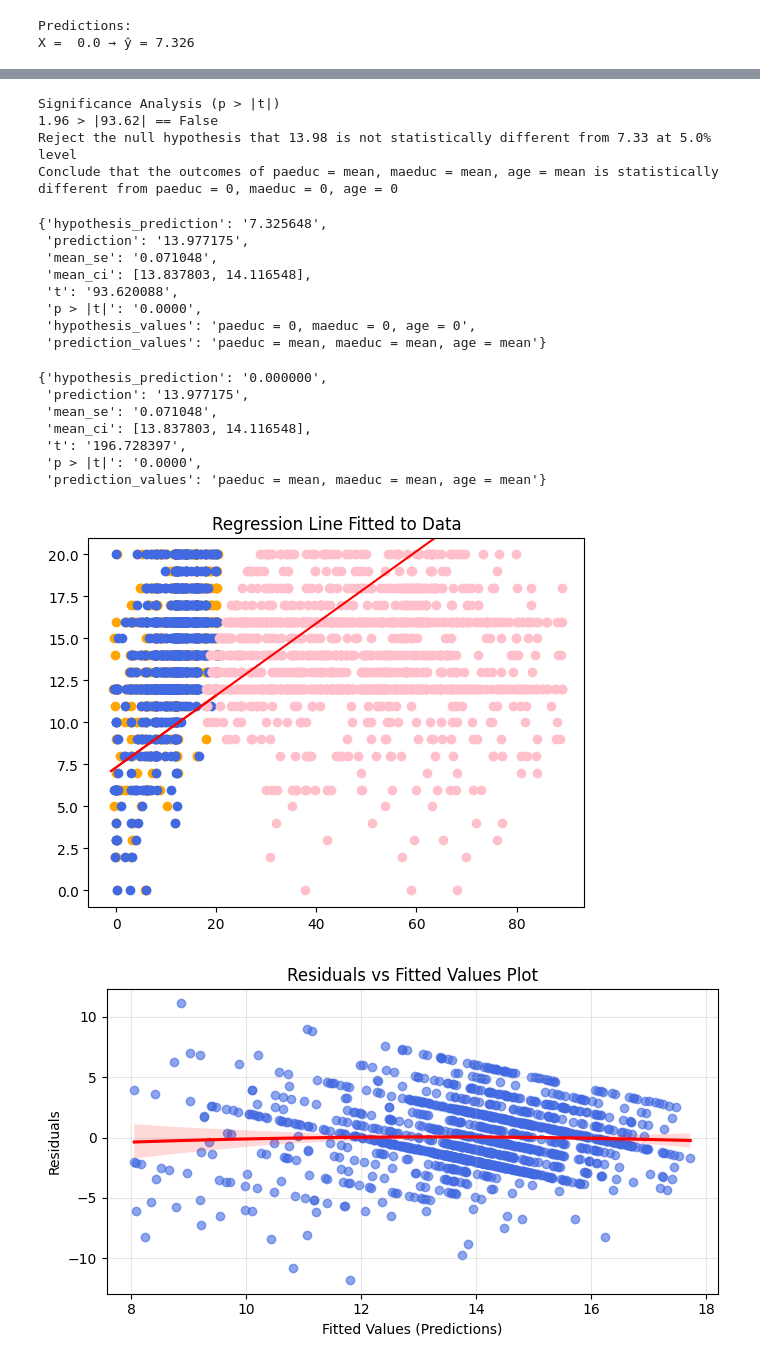
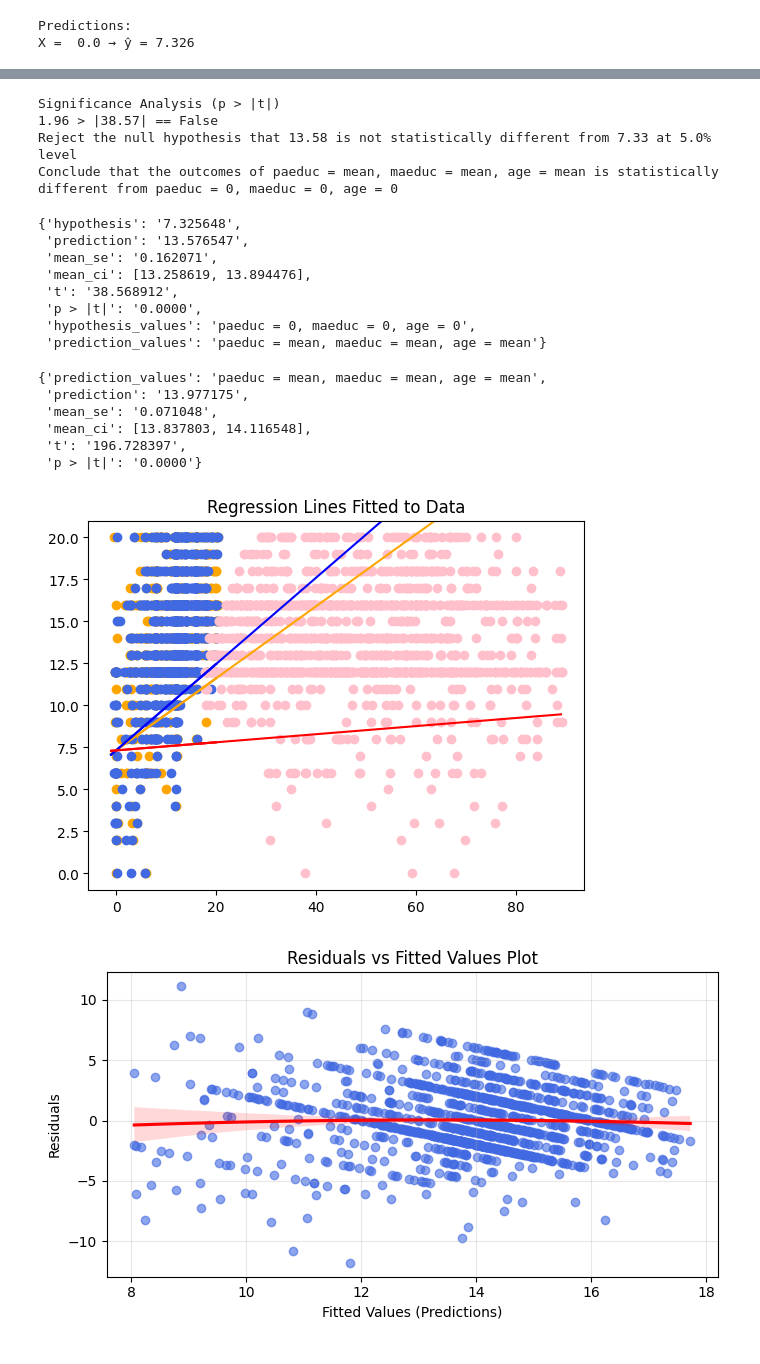
Before and after one commit to axtaylor/ml-concepts, a Jupyter notebook: Linear Regression/linear_regression.ipynb, the cells around one changed output, grey strips where cells are left out. Cells and saved outputs as stored; diff of their text form; code cells hidden in the pictures.

```diff
--- a/Linear Regression/linear_regression.ipynb
+++ b/Linear Regression/linear_regression.ipynb
@@ -242,7 +241,7 @@ $$Var(\hat{\beta}) = \hat{\sigma}^2 (X^TX)^{-1}$$
 class LinearRegressionOLS:
     def __init__(self) -> None:
         self.coefficients, self.intercept = None, None
-        self.X, self.y, self.sigma_sq, self.var_beta = None, None, None, None
+        self.X, self.y, self.mse, self.var_beta = None, None, None, None
 
     def fit(self, X, y):
         X, y = np.asarray(X, dtype=float), np.asarray(y, dtype=float)
@@ -260,8 +259,8 @@ class LinearRegressionOLS:
         residuals = y - y_hat
         degrees_freedom = x.shape[0]-x.shape[1]
 
-        self.sigma_sq = (residuals @ residuals) / degrees_freedom # Residual Variance
-        self.var_beta = self.sigma_sq * xtx_inv                   # Cov. Matrix of coefficients
+        self.mse = (residuals @ residuals) / degrees_freedom # Residual Variance
+        self.var_beta = self.mse * xtx_inv                   # Cov. Matrix of coefficients
         return self
 
     def predict(self, X):
@@ -350,16 +349,16 @@ Check: MSE = statsmodels.api 7.0771 ≈ 7.0771
 Check: RMSE = statsmodels.api 2.6603 ≈ 2.6603
 # %%
 # Marginal effects comparing two predictions
-def marginal_effects(X_test, hypothesis_prediction, hypothesis_features, prediction_features, model, alpha=0.05):
+def marginal_effects(X_test, X_hyp, hypothesis_features, prediction_features, model, alpha=0.05):
 
     prediction = model.predict(X_test)
-    hypothesis_prediction = model.predict(hypothesis_prediction)
+    hypothesis = model.predict(X_hyp)
     x_test = sm.add_constant(X_test, has_constant="add")
 
     prediction_variance = x_test @ model.var_beta @ x_test.T
     se = np.sqrt(prediction_variance.item())
 
-    t_stat = (prediction - hypothesis_prediction) / se
+    t_stat = (prediction - hypothesis) / se
     df = model.X.shape[0] - model.X.shape[1]
     p = 2 * (1 - t_dist.cdf(abs(t_stat), df))
 
@@ -369,14 +368,14 @@ def marginal_effects(X_test, hypothesis_prediction, hypothesis_features, predict
 
     print(f"Significance Analysis (p > |t|)\n1.96 > |{t_stat.item():.2f}| == {abs(t_stat.item()) < 1.96}")
     if abs(t_stat.item()) < 1.96:
-        print(f"Accept the null hypothesis that {prediction.item():.2f} is not statistically different from {hypothesis_prediction.item():.2f} at {alpha*100}% level")
+        print(f"Accept the null hypothesis that {prediction.item():.2f} is not statistically different from {hypothesis.item():.2f} at {alpha*100}% level")
         print(f"Conclude that outcome of {prediction_features} does not differ significantly from {hypothesis_features}")
     else:
-        print(f"Reject the null hypothesis that {prediction.item():.2f} is not statistically different from {hypothesis_prediction.item():.2f} at {alpha*100}% level")
+        print(f"Reject the null hypothesis that {prediction.item():.2f} is not statistically different from {hypothesis.item():.2f} at {alpha*100}% level")
         print(f"Conclude that the outcomes of {prediction_features} is statistically different from {hypothesis_features}")
 
     return {
-        "hypothesis_prediction": f"{hypothesis_prediction.item():.6f}",
+        "hypothesis": f"{hypothesis.item():.6f}",
         "prediction": f"{prediction.item():.6f}",
         "mean_se": f"{se:.6f}",
         "mean_ci": [round(ci_low.item(),6), round(ci_high.item(),6)],
@@ -387,26 +386,26 @@ def marginal_effects(X_test, hypothesis_prediction, hypothesis_features, predict
     }
 
 def test_marginal_effects():
-    X_test, prediction_features = np.array([[X['paeduc'].mean(), X['maeduc'].mean(), X['age'].mean()], ]), "paeduc = mean, maeduc = mean, age = mean"
-    hypothesis_prediction, hypothesis_features = np.array([[0, 0, 0], ]), "paeduc = 0, maeduc = 0, age = 0"
-    return marginal_effects(X_test, hypothesis_prediction, hypothesis_features, prediction_features, ols_model)
+    X_test, prediction_features = np.array([[12, 13, 14], ]), "paeduc = mean, maeduc = mean, age = mean"
+    X_hyp, hypothesis_features = np.array([[0, 0, 0], ]), "paeduc = 0, maeduc = 0, age = 0"
+    return marginal_effects(X_test, X_hyp, hypothesis_features, prediction_features, ols_model)
 
 test_marginal_effects()
 # %% [output]
 Significance Analysis (p > |t|)
-1.96 > |93.62| == False
-Reject the null hypothesis that 13.98 is not statistically different from 7.33 at 5.0% level
+1.96 > |38.57| == False
+Reject the null hypothesis that 13.58 is not statistically different from 7.33 at 5.0% level
 Conclude that the outcomes of paeduc = mean, maeduc = mean, age = mean is statistically different from paeduc = 0, maeduc = 0, age = 0
-{'hypothesis_prediction': '7.325648',
- 'prediction': '13.977175',
- 'mean_se': '0.071048',
- 'mean_ci': [13.837803, 14.116548],
- 't': '93.620088',
+{'hypothesis': '7.325648',
+ 'prediction': '13.576547',
+ 'mean_se': '0.162071',
+ 'mean_ci': [13.258619, 13.894476],
+ 't': '38.568912',
  'p > |t|': '0.0000',
  'hypothesis_values': 'paeduc = 0, maeduc = 0, age = 0',
  'prediction_values': 'paeduc = mean, maeduc = mean, age = mean'}
 # %%
-# Marginal effects for specific prediction
+# The Marginal effect for specific prediction
 def marginal_effects(X_test, prediction_features, model, alpha=0.05, hypothesis_prediction=0):
 
     prediction = model.predict(X_test)
@@ -421,18 +420,17 @@ def marginal_effects(X_test, prediction_features, model, alpha=0.05, hypothesis_
     df = model.X.shape[0] - model.X.shape[1]
     p = 2 * (1 - t_dist.cdf(abs(t_stat), df))
 
-    t_crit = t_dist.ppf(1 - alpha/2, df)
-    ci_low = prediction - t_crit * se
-    ci_high = prediction + t_crit * se
+    t_critical = t_dist.ppf(1 - alpha/2, df)
+    ci_low = prediction - t_critical * se
+    ci_high = prediction + t_critical * se
 
     return {
-        "hypothesis_prediction": f"{hypothesis_prediction:.6f}",
+        "prediction_values": f"{prediction_features}",
         "prediction": f"{prediction.item():.6f}",
         "mean_se": f"{se:.6f}",
         "mean_ci": [round(ci_low.item(),6), round(ci_high.item(),6)],
         "t": f"{t_stat.item():.6f}",
         "p > |t|": f"{p.item():.4f}",
-        "prediction_values": f"{prediction_features}",
     }
 
 def test_marginal_effects():
@@ -441,50 +439,44 @@ def test_marginal_effects():
 
 test_marginal_effects()
 # %% [output]
-{'hypothesis_prediction': '0.000000',
+{'prediction_values': 'paeduc = mean, maeduc = mean, age = mean',
  'prediction': '13.977175',
  'mean_se': '0.071048',
  'mean_ci': [13.837803, 14.116548],
  't': '196.728397',
- 'p > |t|': '0.0000',
- 'prediction_values': 'paeduc = mean, maeduc = mean, age = mean'}
+ 'p > |t|': '0.0000'}
 # %%
 # Using model values to plot the slope
 def plot():
     slope = ols_model.coefficients[0]
+    slope1 = ols_model.coefficients[1]
+    slope2 = ols_model.coefficients[2]
     intercept = ols_model.intercept
 
     def linear_slope(x, intercept, slope):
         return (intercept) + (slope)*(x)
 
     X_plot = np.linspace(X.min()-1, X.max(), 2)
     y_plot = linear_slope(X_plot, intercept, slope)
+    y_plot1 = linear_slope(X_plot, intercept, slope1)
+    y_plot2 = linear_slope(X_plot, intercept, slope2)
 
     def jitter(values, noise=0.2):
         return values + np.random.normal(0, noise, size=len(values))
 
     plt.scatter(jitter(X['paeduc']), y, color="orange")
     plt.scatter(jitter(X['maeduc']), y, color="royalblue")
     plt.scatter(jitter(X['age']), y, color="pink")
-    plt.plot(X_plot, y_plot, color='red')
+    plt.plot(X_plot, y_plot, color='orange')
+    plt.plot(X_plot, y_plot1, color='blue')
+    plt.plot(X_plot, y_plot2, color='red')
     plt.ylim(-1, y.max()+1)
-    plt.title("Regression Line Fitted to Data")
+    plt.title("Regression Lines Fitted to Data")
     plt.show()
 
-
-'''
-The scales of predictors differ a lot:
-
-age: up to ~90
-paeduc and maeduc: up to ~20
-
-This doesn't invalidate OLS (ordinary least squares),
-because OLS is invariant to the scale of predictors.
-The model still finds the best coefficients.
-'''
 plot()
 # %% [output]
-[figure, old version]
+[figure, new version]
 # %%
 def plot_residuals():
     predictions = ols_model.predict(X)
```
Also changed, not shown: parts of 11 cells of this notebook.
